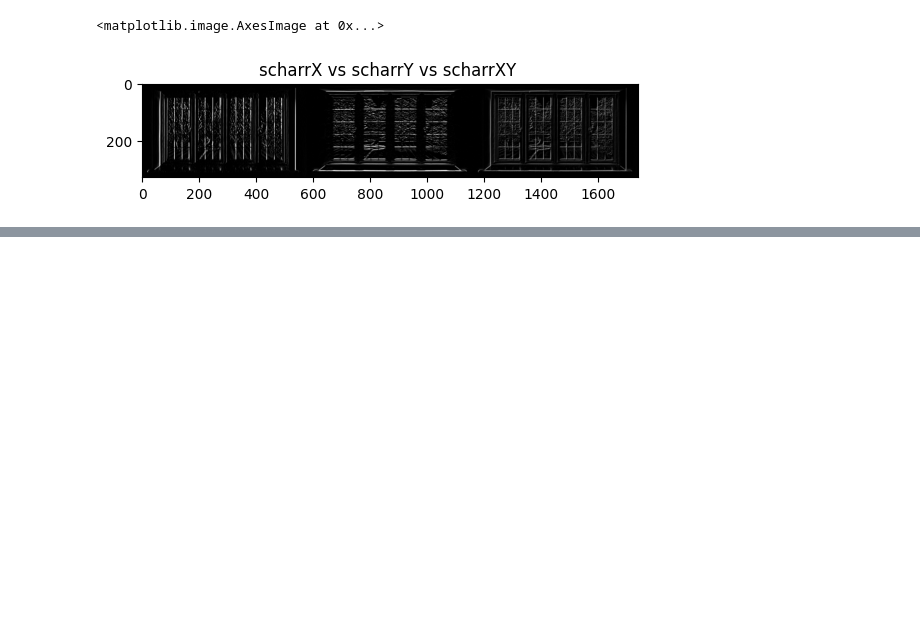
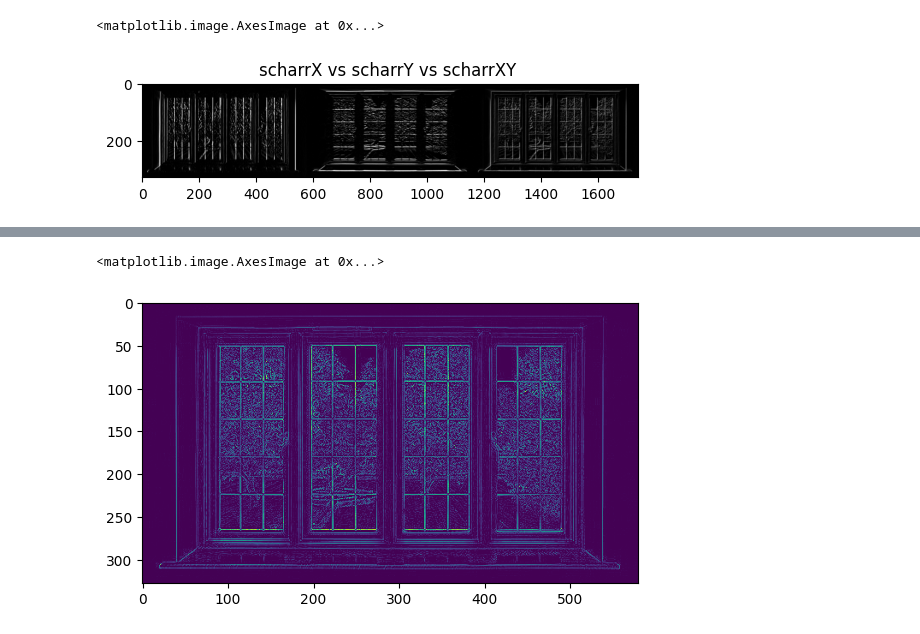
Before and after one commit to therahulsarkar/OpenCV-DIP, a Jupyter notebook: Edge Detection.ipynb, the cells around one changed output, grey strips where cells are left out. Cells and saved outputs as stored; diff of their text form; code cells hidden in the pictures; blank space fills up the shorter version.

```diff
--- a/Edge Detection.ipynb
+++ b/Edge Detection.ipynb
@@ -84,0 +98,16 @@ plt.imshow(result, cmap='gray')
+# %%
+import cv2 as cv2
+import numpy as np
+import matplotlib.pyplot as plt
+img = cv2.imread('./img/window.jpg', 0)
+
+kx = np.array([[,0,-1],[-2,0,2],[-1,0,-1]])
+ky = np.array([[-1,-2,-1],[0,0,0],[1,2,1]])
+
+imX = cv2.Laplacian(img, -1)
+
+
+plt.imshow(imX)
+# %% [output]
+<matplotlib.image.AxesImage at 0x...>
+[figure, added]
```
Also changed, not shown: parts of 5 cells of this notebook, 8 other files.
